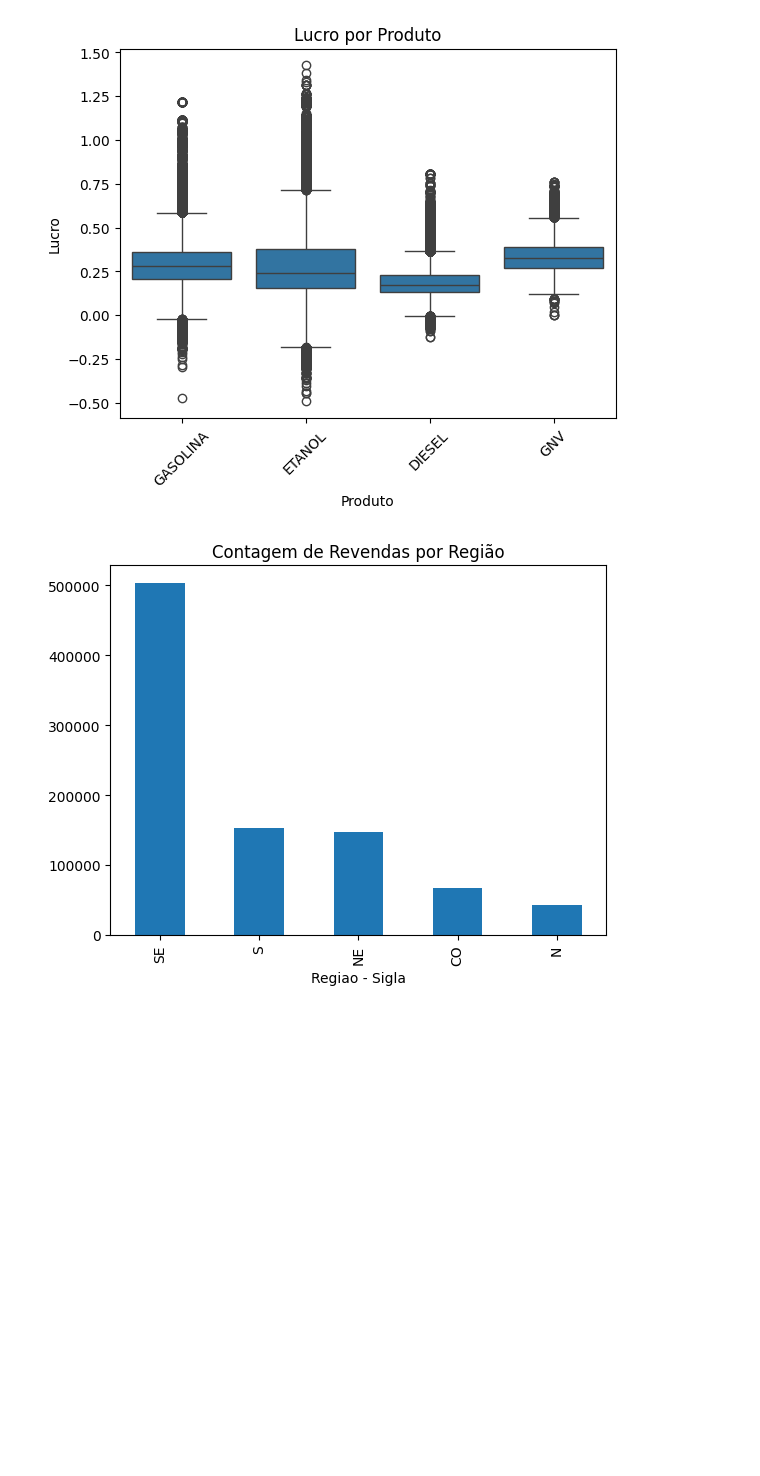
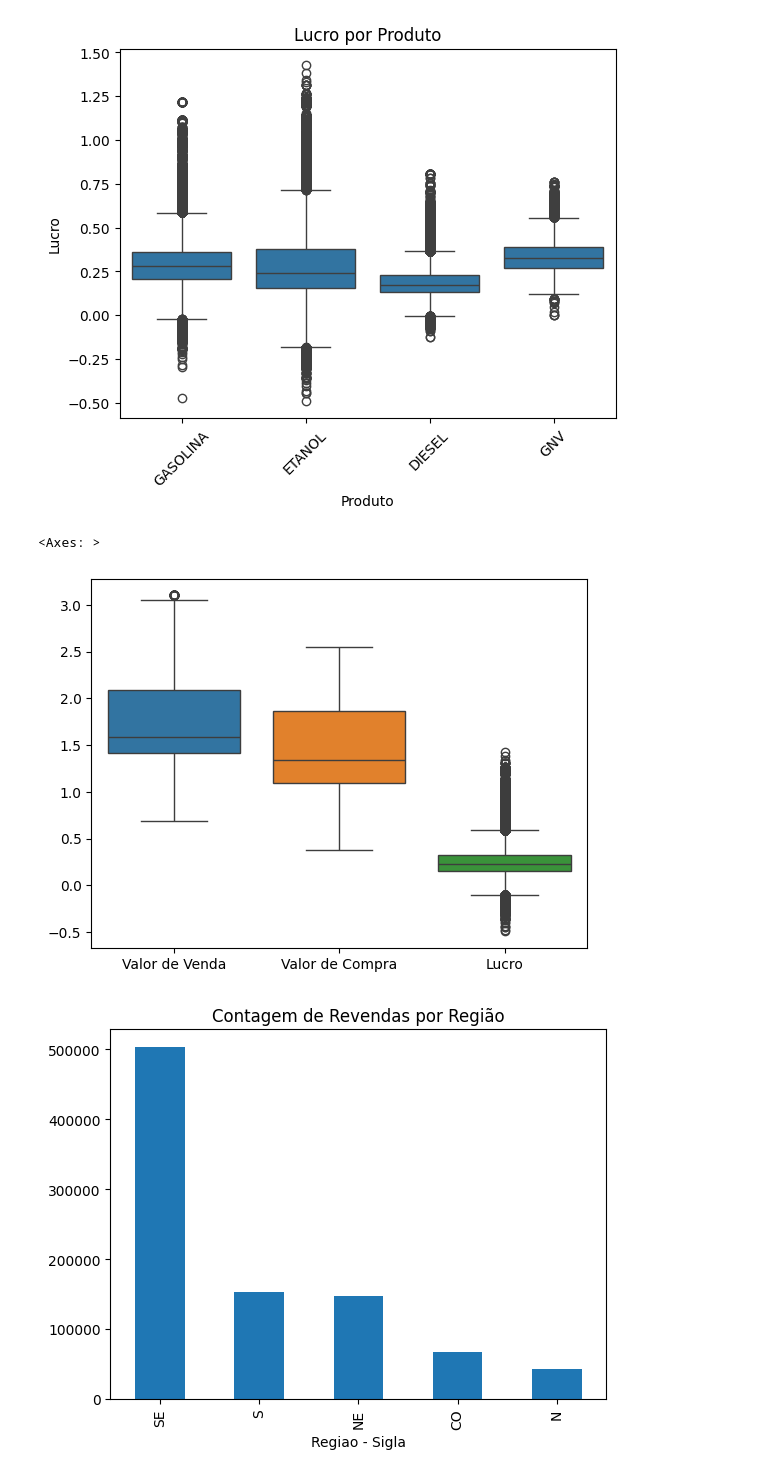
Before and after one commit to SandraRojasZ/DataScience, a Jupyter notebook: ProjetoAED.ipynb, the cells around one changed output. Cells and saved outputs as stored; diff of their text form; code cells hidden in the pictures; blank space fills up the shorter version.

```diff
--- a/ProjetoAED.ipynb
+++ b/ProjetoAED.ipynb
@@ -298,6 +305,11 @@ plt.xticks(rotation=45)
 plt.show()
 # %% [output]
 [figure]
+# %%
+sns.boxplot(data=df_combustiveis_2)
+# %% [output]
+<Axes: >
+[figure, added]
 # %%
 df_combustiveis_2['Regiao - Sigla'].value_counts().plot(kind='bar')
 plt.title('Contagem de Revendas por Região')
```
Also changed, not shown: parts of 3 cells of this notebook.
